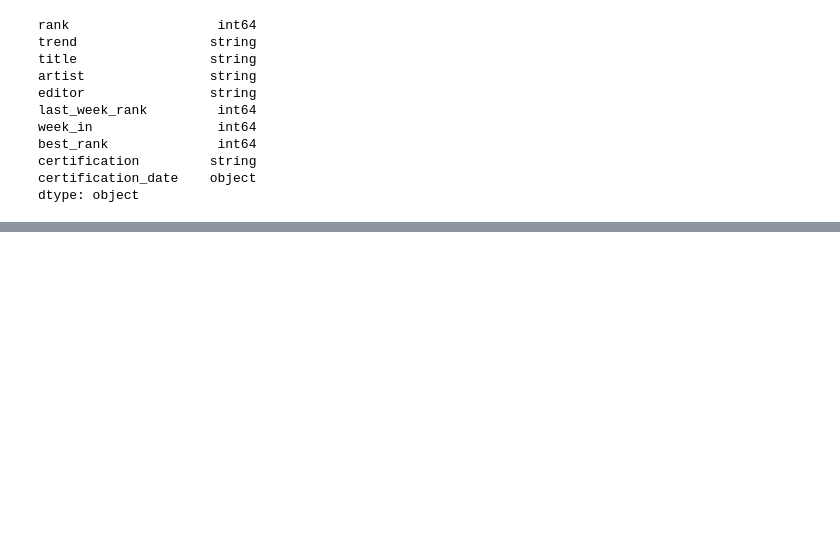
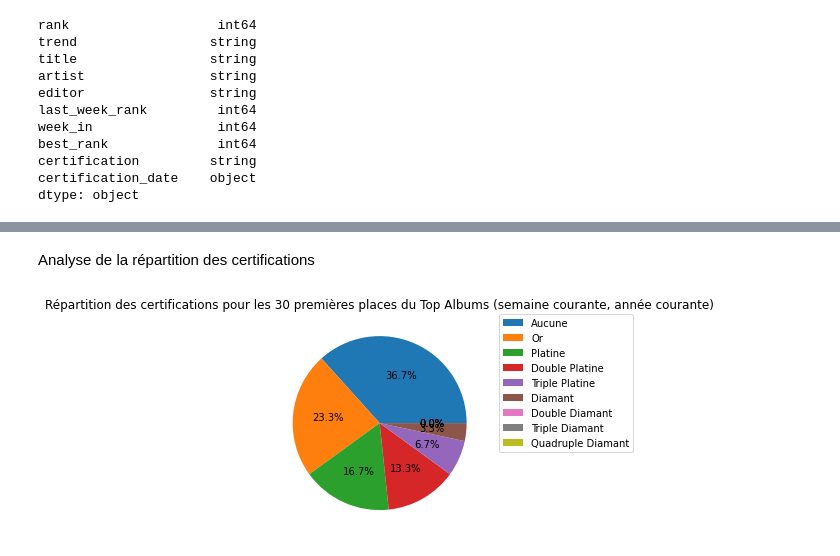
Before and after one commit to MaximeDubost/SNEP-Scraping, a Jupyter notebook: SNEP_Scraping.ipynb, the cells around one changed output, grey strips where cells are left out. Cells and saved outputs as stored; diff of their text form; code cells hidden in the pictures; blank space fills up the shorter version.

Commit message:
Analyse des données

```diff
--- a/SNEP_Scraping.ipynb
+++ b/SNEP_Scraping.ipynb
@@ -22,7 +25,7 @@ df = pd.DataFrame(columns=['rank','trend','title','artist','editor','last_week_r
 Bouclage sur la liste d'album du site, création des objets Album et du contenu du DataFrame
 # %%
 top_albums = []
-limit = 20
+limit = 30
 
 for element in soup.find_all('div', class_='item', limit=limit):
 
@@ -130,3 +133,26 @@ df
 | 27 | 28 | Up | LE FLÉAU | MAÎTRE GIMS | PLAY TWO | 81 | 51 | 3 | Double Platine | ... |
 | 28 | 29 | Up | MERCURY - ACT 1 | IMAGINE DRAGONS | POLYDOR / INTERSCOPE RECORDS | 30 | 12 | 4 |  | ... |
 | 29 | 30 | Down | FRANCE | PASCAL OBISPO | KURONEKO MEDIA / ATLETICO | 29 | 5 | 2 |  | ... |
+# %% [markdown]
+Analyse de la répartition des certifications
+# %%
+no_certification = df.certification.where(df.certification == '').count()
+gold = df.certification.where(df.certification == 'Or').count()
+platinium = df.certification.where(df.certification == 'Platine').count()
+double_platinium = df.certification.where(df.certification == 'Double Platine').count()
+triple_platinium = df.certification.where(df.certification == 'Triple Platine').count()
+diamond = df.certification.where(df.certification == 'Diamant').count()
+double_diamond = df.certification.where(df.certification == 'Double Diamant').count()
+triple_diamond = df.certification.where(df.certification == 'Triple Diamant').count()
+quad_diamond = df.certification.where(df.certification == 'Quadruple Diamant').count()
+# %%
+array = np.array([no_certification, gold, platinium, double_platinium, triple_platinium, diamond, double_diamond, triple_diamond, quad_diamond])
+labels = ["Aucune", "Or", "Platine", "Double Platine", "Triple Platine", "Diamant", "Double Diamant", "Triple Diamant", "Quadruple Diamant"]
+
+plt.pie(array, autopct='%1.1f%%')
+plt.title(f"Répartition des certifications pour les {limit} premières places du Top Albums (semaine courante, année courante)")
+plt.legend(bbox_to_anchor=(1.05, 1), loc='upper left', borderaxespad=0, labels = labels)
+plt.savefig(f"results/certifications_{datetime.datetime.now().isoformat()}.jpg", bbox_inches="tight")
+plt.show()
+# %% [output]
+[figure, added]
```
Also changed, not shown: parts of 1 cell of this notebook, 4 other files.
